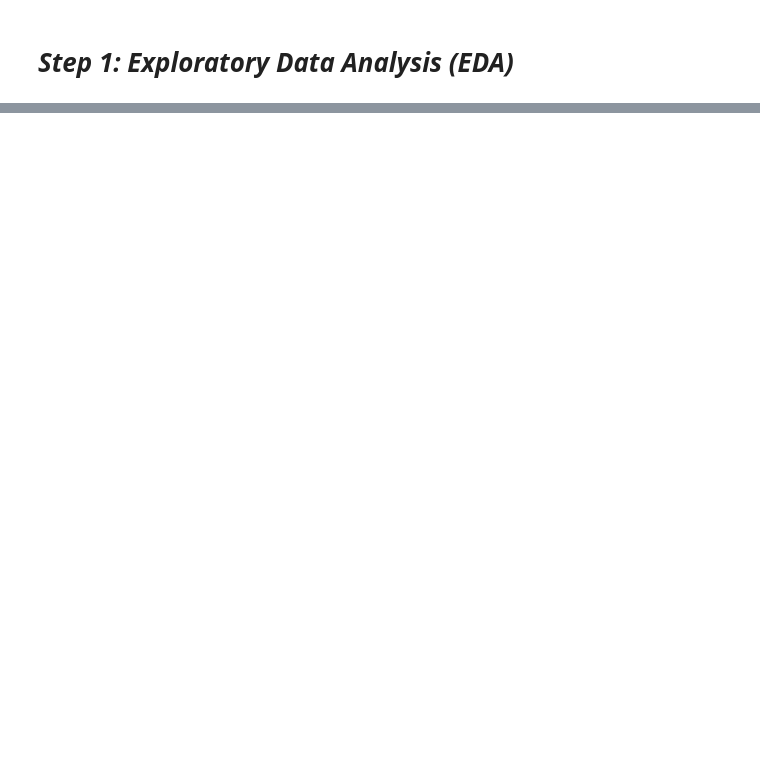
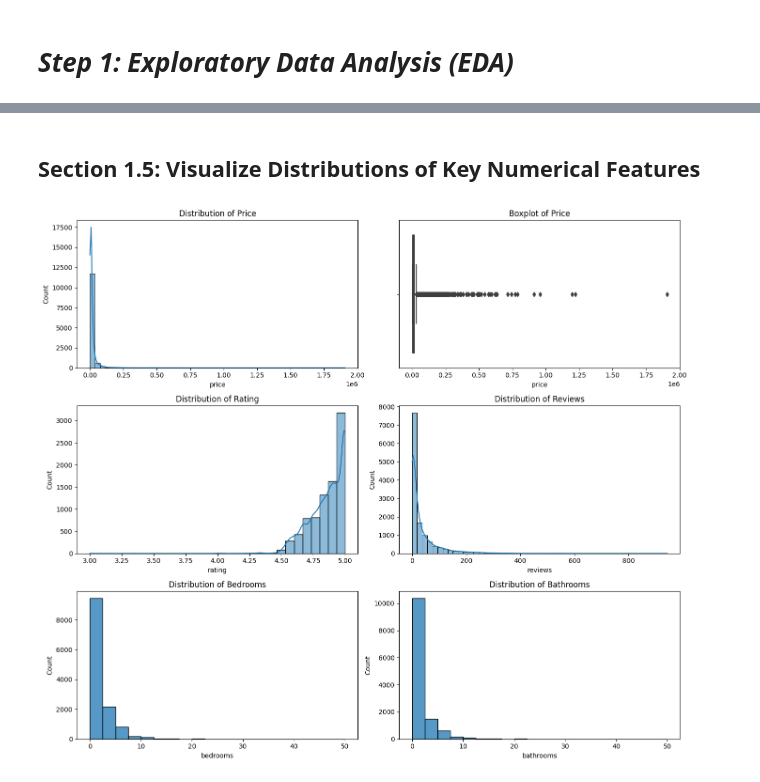
Before and after one commit to wasif23ahad/AirBnB-Price-Predictions, a Jupyter notebook: airbnb_price_listings_predictions.ipynb, the cells around one changed output, grey strips where cells are left out. Saved outputs shown, nothing was run; the diff lists cells and outputs as text; code cells hidden in the pictures; blank space fills up the shorter version.

```diff
--- a/airbnb_price_listings_predictions.ipynb
+++ b/airbnb_price_listings_predictions.ipynb
@@ -514,0 +84,26 @@ plt.show()
+# %% [markdown]
+## Section 1.5: Visualize Distributions of Key Numerical Features ##
+# %%
+fig, axes = plt.subplots(3, 2, figsize=(14, 12))
+sns.histplot(df['price'], bins=50, kde=True, ax=axes[0,0])
+axes[0,0].set_title('Distribution of Price')
+
+sns.boxplot(x=df['price'], ax=axes[0,1])
+axes[0,1].set_title('Boxplot of Price')
+
+sns.histplot(df['rating'], bins=30, kde=True, ax=axes[1,0])
+axes[1,0].set_title('Distribution of Rating')
+
+sns.histplot(df['reviews'], bins=50, kde=True, ax=axes[1,1])
+axes[1,1].set_title('Distribution of Reviews')
+
+sns.histplot(df['bedrooms'], bins=20, kde=False, ax=axes[2,0])
+axes[2,0].set_title('Distribution of Bedrooms')
+
+sns.histplot(df['bathrooms'], bins=20, kde=False, ax=axes[2,1])
+axes[2,1].set_title('Distribution of Bathrooms')
+
+plt.tight_layout()
+plt.show()
+# %% [output]
+[figure, added]
```
Also changed, not shown: parts of 83 cells of this notebook, 1 other file.
